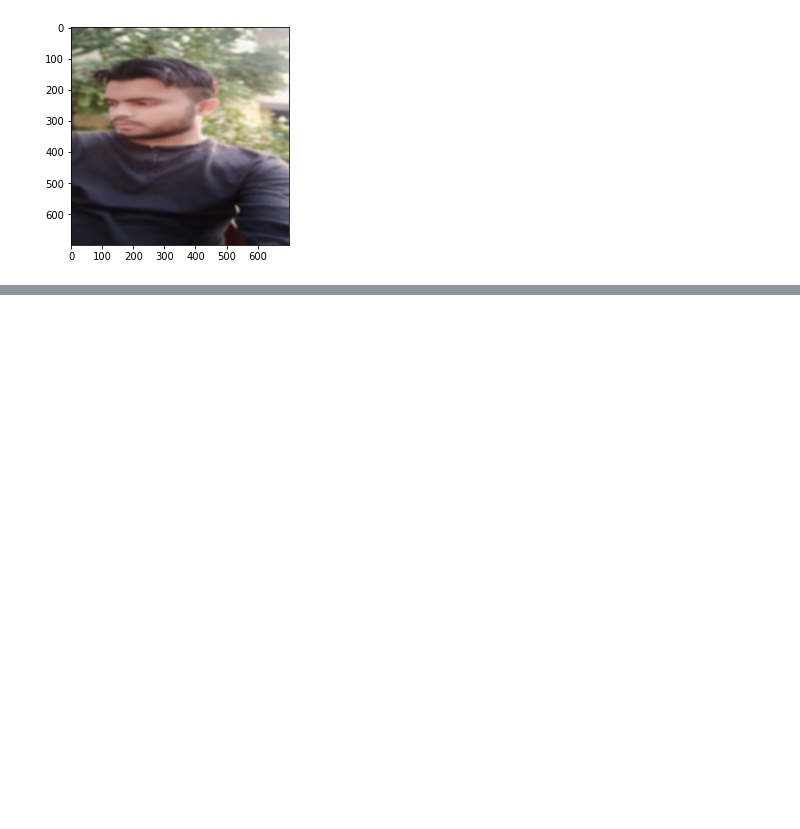
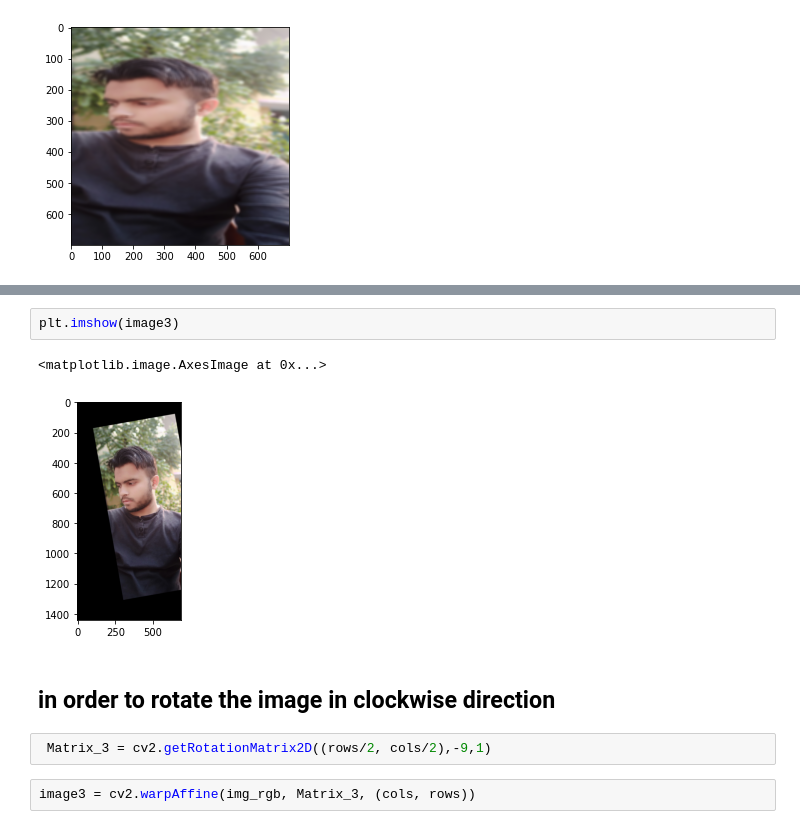
Before and after one commit to RaviMishra730/OpenCV2, a Jupyter notebook: Resizing and Blurring Images.ipynb, the cells around one changed output, grey strips where cells are left out. Cells and saved outputs as stored; diff of their text form; blank space fills up the shorter version.

```diff
--- a/Resizing and Blurring Images.ipynb
+++ b/Resizing and Blurring Images.ipynb
@@ -81,0 +109,11 @@ plt.imshow(img_blur)
+# %%
+plt.imshow(image3)
+# %% [output]
+<matplotlib.image.AxesImage at 0x...>
+[figure, added]
+# %% [markdown]
+## in order  to rotate the image in clockwise direction
+# %%
+ Matrix_3 = cv2.getRotationMatrix2D((rows/2, cols/2),-9,1)
+# %%
+image3 = cv2.warpAffine(img_rgb, Matrix_3, (cols, rows))
```
Also changed, not shown: parts of 22 cells of this notebook.
